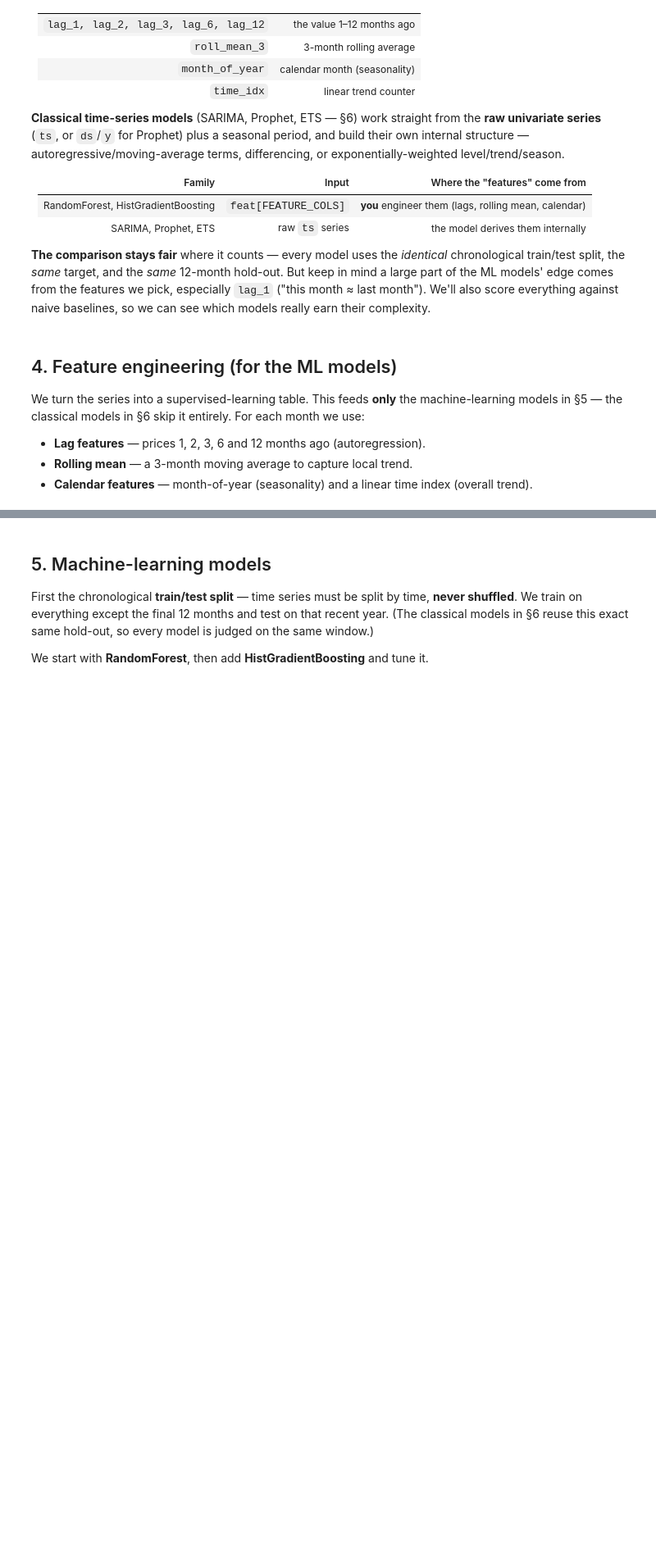
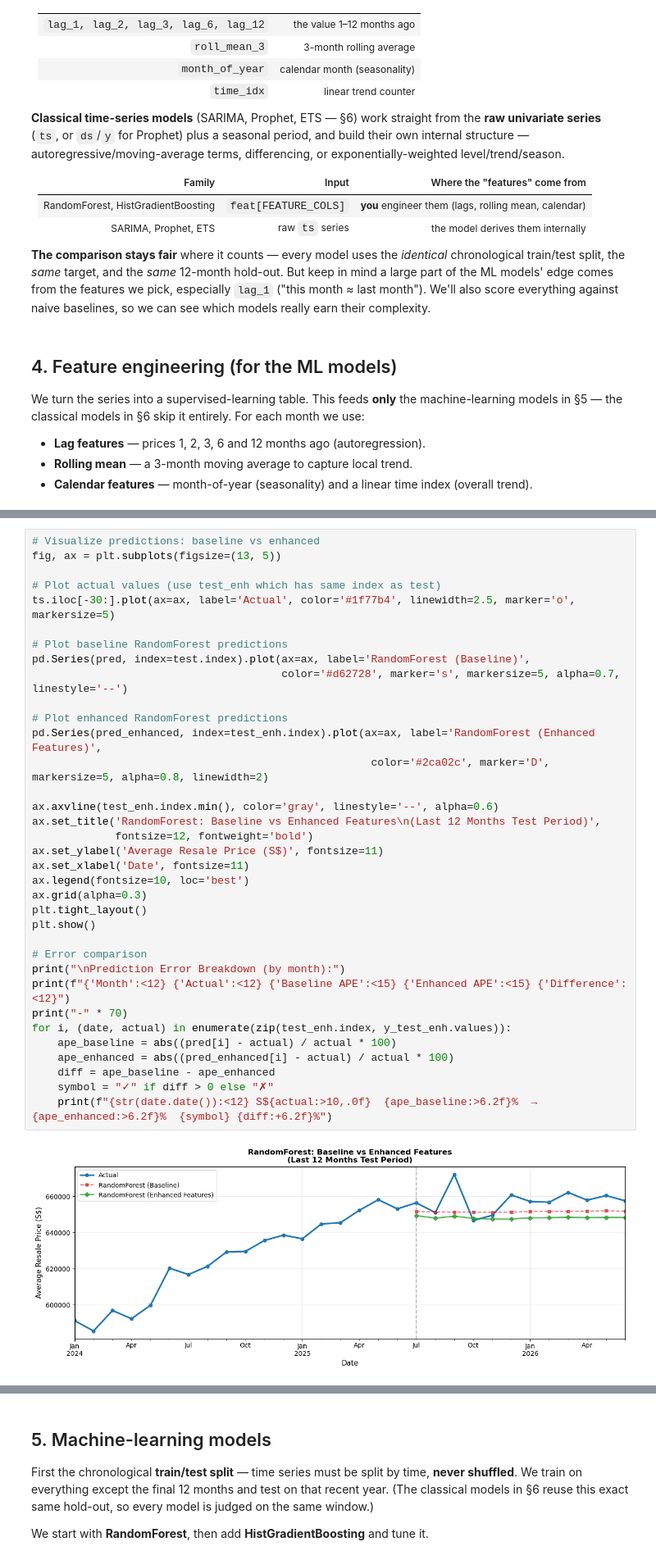
Before and after one commit to dannyngwk/6m-data-C3.2, a Jupyter notebook: notebooks/C32_timeseries_forecast.ipynb, the cells around one changed output, grey strips where cells are left out. Shown at 82% size. Saved outputs shown, nothing was run; the diff lists cells and outputs as text; blank space fills up the shorter version.

```diff
--- a/notebooks/C32_timeseries_forecast.ipynb
+++ b/notebooks/C32_timeseries_forecast.ipynb
@@ -159,0 +396,37 @@ feat.head()
+# %%
+# Visualize predictions: baseline vs enhanced
+fig, ax = plt.subplots(figsize=(13, 5))
+
+# Plot actual values (use test_enh which has same index as test)
+ts.iloc[-30:].plot(ax=ax, label='Actual', color='#1f77b4', linewidth=2.5, marker='o', markersize=5)
+
+# Plot baseline RandomForest predictions
+pd.Series(pred, index=test.index).plot(ax=ax, label='RandomForest (Baseline)',
+                                       color='#d62728', marker='s', markersize=5, alpha=0.7, linestyle='--')
+
+# Plot enhanced RandomForest predictions
+pd.Series(pred_enhanced, index=test_enh.index).plot(ax=ax, label='RandomForest (Enhanced Features)',
+                                                     color='#2ca02c', marker='D', markersize=5, alpha=0.8, linewidth=2)
+
+ax.axvline(test_enh.index.min(), color='gray', linestyle='--', alpha=0.6)
+ax.set_title('RandomForest: Baseline vs Enhanced Features\n(Last 12 Months Test Period)',
+             fontsize=12, fontweight='bold')
+ax.set_ylabel('Average Resale Price (S$)', fontsize=11)
+ax.set_xlabel('Date', fontsize=11)
+ax.legend(fontsize=10, loc='best')
+ax.grid(alpha=0.3)
+plt.tight_layout()
+plt.show()
+
+# Error comparison
+print("\nPrediction Error Breakdown (by month):")
+print(f"{'Month':<12} {'Actual':<12} {'Baseline APE':<15} {'Enhanced APE':<15} {'Difference':<12}")
+print("-" * 70)
+for i, (date, actual) in enumerate(zip(test_enh.index, y_test_enh.values)):
+    ape_baseline = abs((pred[i] - actual) / actual * 100)
+    ape_enhanced = abs((pred_enhanced[i] - actual) / actual * 100)
+    diff = ape_baseline - ape_enhanced
+    symbol = "✓" if diff > 0 else "✗"
+    print(f"{str(date.date()):<12} S${actual:>10,.0f}  {ape_baseline:>6.2f}%  →  {ape_enhanced:>6.2f}%  {symbol} {diff:+6.2f}%")
+# %% [output]
+[figure, added]
```
Also changed, not shown: parts of 41 cells of this notebook, 1 other file.
